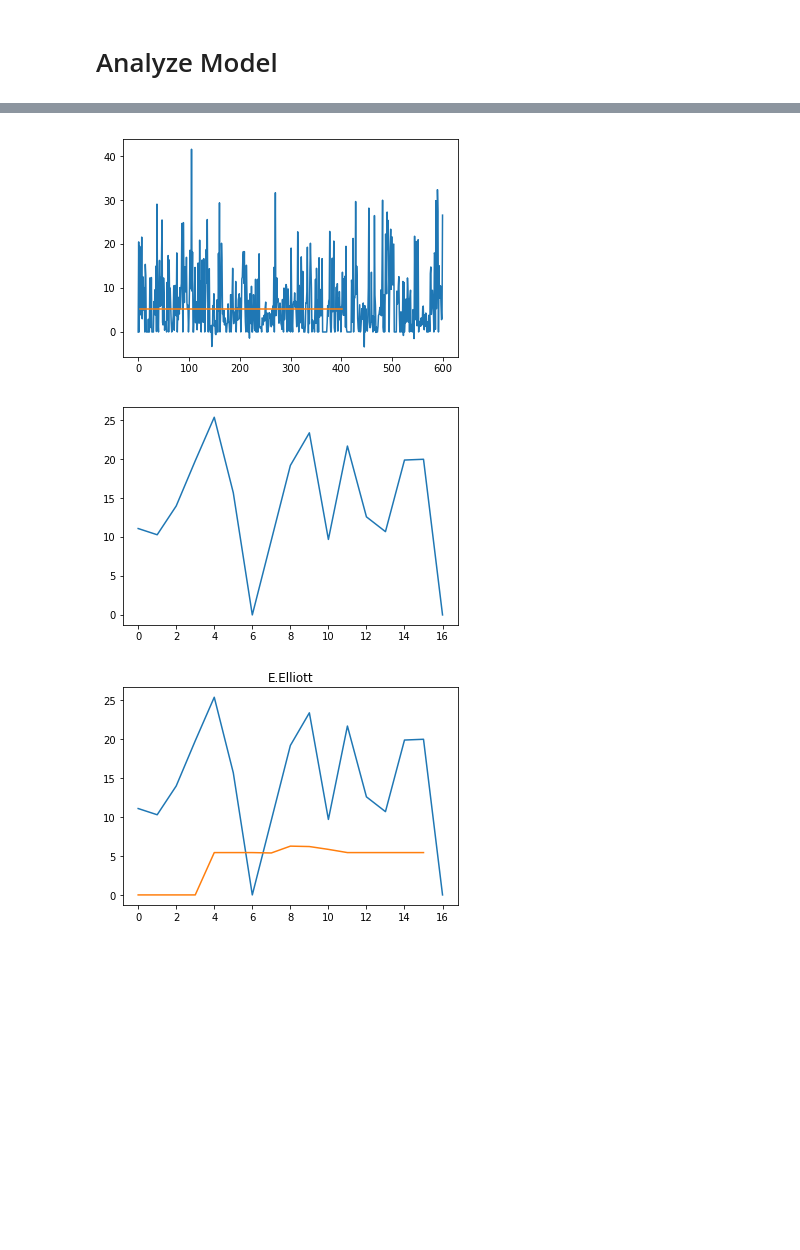
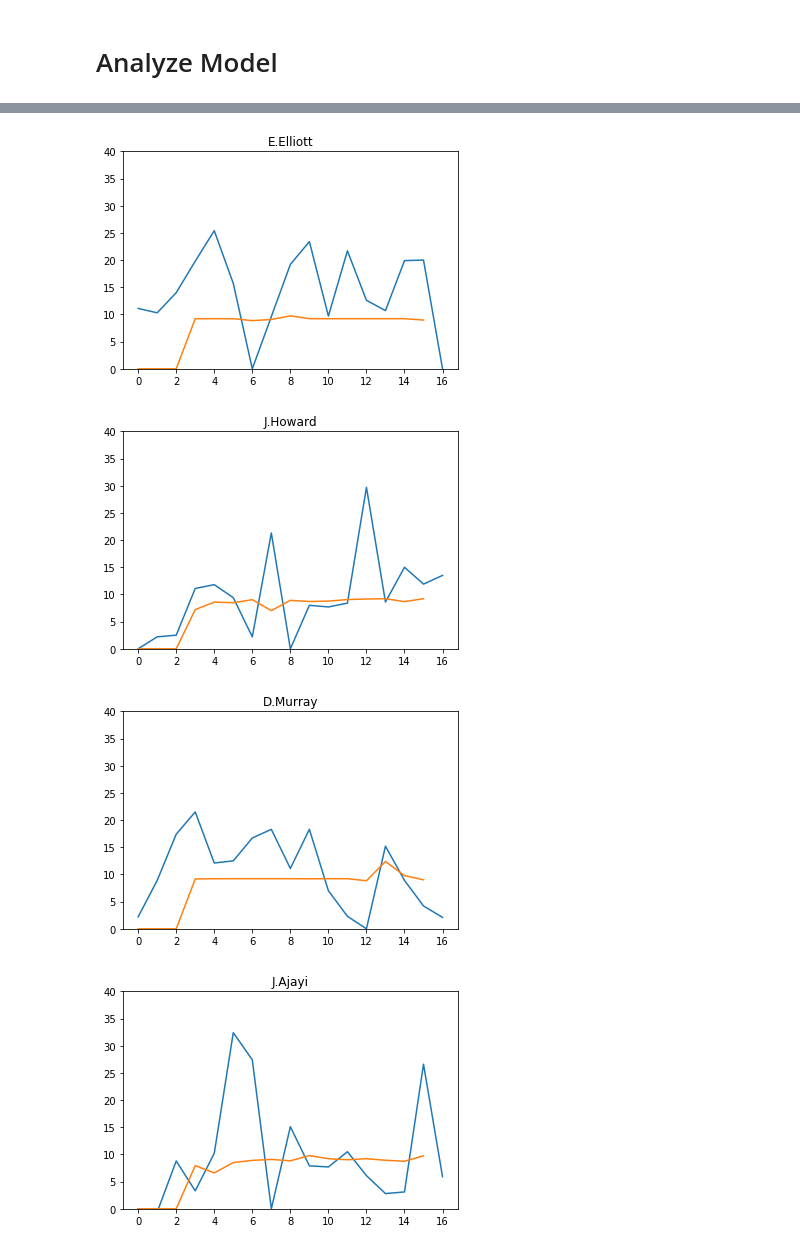
Before and after one commit to brentzucker/deep-learning-fantasy-football, a Jupyter notebook: Baseline.ipynb, the cells around one changed output, grey strips where cells are left out. Drawn from its saved outputs; the diff is of its cells as text; code cells hidden in the pictures; blank space fills up the shorter version.

Commit message:
plot player predictions

```diff
--- a/Baseline.ipynb
+++ b/Baseline.ipynb
@@ -206,24 +141,20 @@ train_sizeY = int(len(Y) * split)
 test_sizeX = int(len(X) * (1 - split))
 test_sizeY = int(len(Y) * (1 - split))
 
-trainX = X[:train_sizeX]
-trainY = Y[:train_sizeY]
-testX = X[train_sizeX:]
-testY = Y[train_sizeY:]
+trainX = X_shuffled[:train_sizeX]
+trainY = Y_shuffled[:train_sizeY]
+testX = X_shuffled[train_sizeX:]
+testY = Y_shuffled[train_sizeY:]
 # %% [markdown]
 # Build Model
 # %%
-from keras.models import Sequential
-from keras.layers import Dense
-from keras.layers import LSTM
-
 column_nums = len(df.columns)
 model = Sequential()
-model.add(LSTM(4, input_dim=column_nums))
+model.add(LSTM(10, input_dim=column_nums))
 model.add(Dense(1))
 model.compile(loss='mean_squared_error', optimizer='adam')
 # %% [markdown]
 # Train Model
 # %%
-model.fit(trainX, trainY, nb_epoch=10, batch_size=1, verbose=2)
+model.fit(trainX, trainY, nb_epoch=60, batch_size=1, verbose=2)
 # %% [output]
@@ -268,27 +196,6 @@ testScore
 # Predictions
 trainPredict = model.predict(trainX)
 testPredict = model.predict(testX)
-# %%
-# shift train predictions for plotting
-trainPredictPlot = np.empty_like(trainY)
-trainPredictPlot[:] = np.nan
-trainPredictPlot[games_back:len(trainPredict)+games_back] = trainPredict[0]
-# shift test predictions for plotting
-testPredictPlot = np.empty_like(testY)
-testPredictPlot[:] = np.nan
-testPredictPlot[len(trainPredict)+(games_back*2)+1:len(Y)-1] = testPredict[0] # plot baseline and predictions
-plt.plot(dataset)
-plt.plot(trainPredictPlot)
-plt.plot(testPredictPlot)
-plt.show()
-# %% [output]
-[figure, removed]
-# %%
-Y_fps = df.loc['E.Elliott']['fantasy_points'].values
-plt.plot(Y_fps)
-plt.show()
-# %% [output]
-[figure, removed]
 # %%
 def plotPlayerPredictions(df, games_back=4, model=None, player=''):
     X_, Y_ = create_dataset(df.values, games_back=games_back)
@@ -297,12 +204,16 @@ def plotPlayerPredictions(df, games_back=4, model=None, player=''):
         Y_pred = model.predict(X_)
         # Prepend Prediction with 0's for games not predicted
         Y = np.insert(Y_pred, 0, values=[0] * games_back)
+        plt.gca().set_ylim([0,40])
         plt.title(player)
         plt.plot(df['fantasy_points'].values)
         plt.plot(Y)
         plt.show()
 # %%
-player = 'E.Elliott'
-plotPlayerPredictions(df.loc[player], model=model, player=player)
+for p in top50_names:
+    plotPlayerPredictions(df.loc[p], games_back=games_back, model=model, player=p)
 # %% [output]
-[figure, old version]
+[figure, new version]
+[figure, added]
+[figure, added]
+[figure, added]
```
Also changed, not shown: parts of 16 cells of this notebook.
